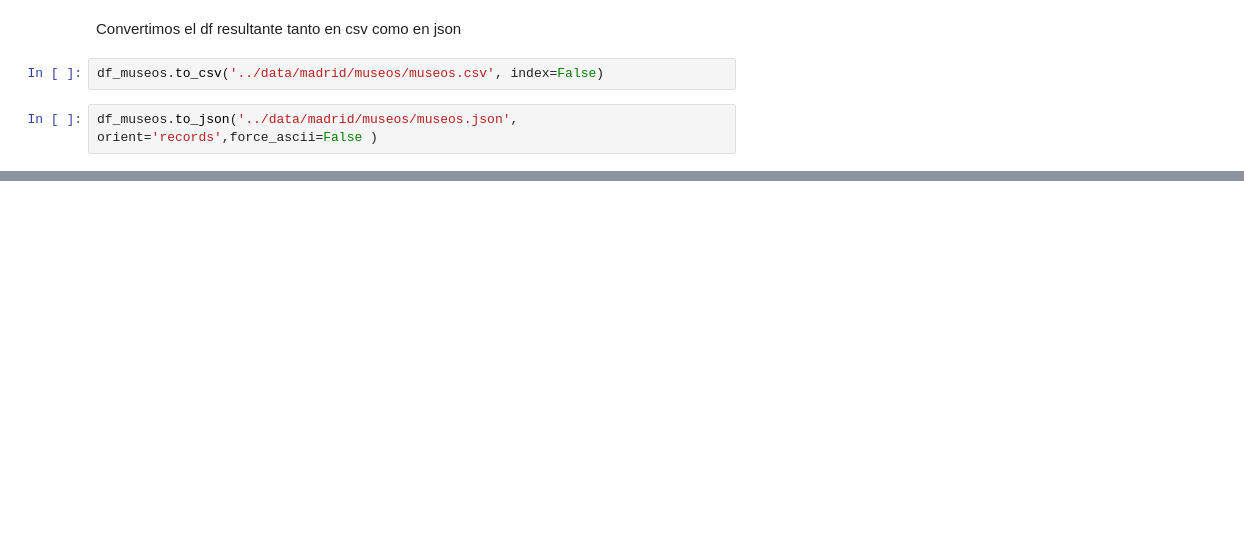
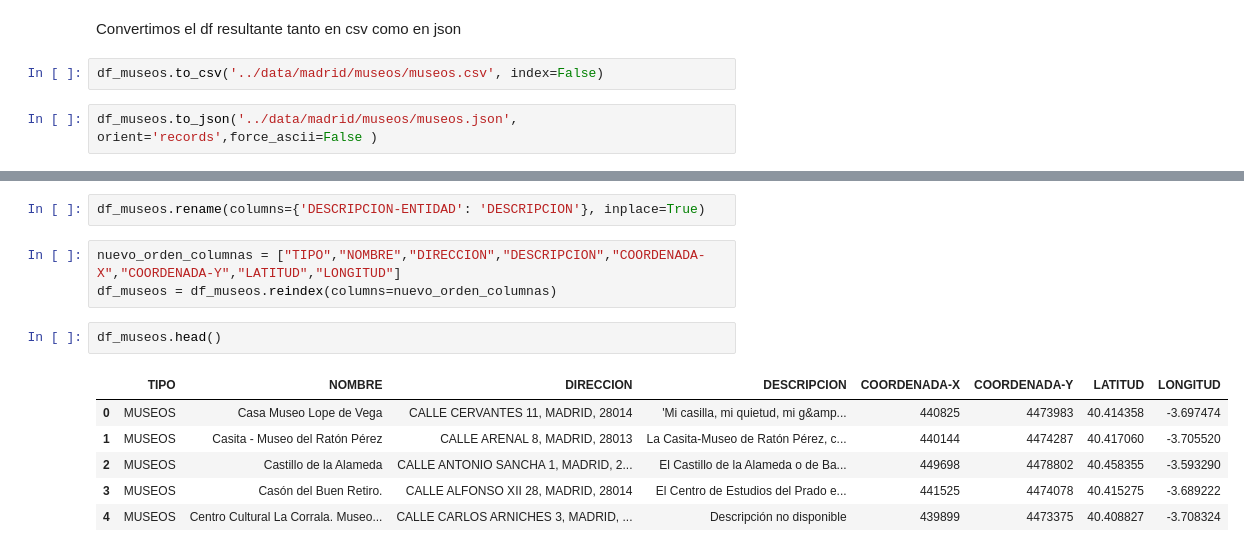
Before and after one commit to dfvinxu/desafio_data, a Jupyter notebook: notebooks/museos_cleaning.ipynb, the cells around one changed output, grey strips where cells are left out. Cells and saved outputs as stored; diff of their text form; blank space fills up the shorter version.

```diff
--- a/notebooks/museos_cleaning.ipynb
+++ b/notebooks/museos_cleaning.ipynb
@@ -181,0 +221,14 @@ df_museos.to_json('../data/madrid/museos/museos.json', orient='records',force_as
+# %%
+df_museos.rename(columns={'DESCRIPCION-ENTIDAD': 'DESCRIPCION'}, inplace=True)
+# %%
+nuevo_orden_columnas = ["TIPO","NOMBRE","DIRECCION","DESCRIPCION","COORDENADA-X","COORDENADA-Y","LATITUD","LONGITUD"]
+df_museos = df_museos.reindex(columns=nuevo_orden_columnas)
+# %%
+df_museos.head()
+# %% [output]
+|  | TIPO | NOMBRE | DIRECCION | DESCRIPCION | COORDENADA-X | COORDENADA-Y | LATITUD | LONGITUD |
+| 0 | MUSEOS | Casa Museo Lope de Vega | CALLE CERVANTES 11, MADRID, 28014 | 'Mi casilla, mi quietud, mi g&amp... | 440825 | 4473983 | 40.414358 | -3.697474 |
+| 1 | MUSEOS | Casita - Museo del Ratón Pérez | CALLE ARENAL 8, MADRID, 28013 | La Casita-Museo de Ratón Pérez, c... | 440144 | 4474287 | 40.417060 | -3.705520 |
+| 2 | MUSEOS | Castillo de la Alameda | CALLE ANTONIO SANCHA 1, MADRID, 2... | El Castillo de la Alameda o de Ba... | 449698 | 4478802 | 40.458355 | -3.593290 |
+| 3 | MUSEOS | Casón del Buen Retiro. | CALLE ALFONSO XII 28, MADRID, 28014 | El Centro de Estudios del Prado e... | 441525 | 4474078 | 40.415275 | -3.689222 |
+| 4 | MUSEOS | Centro Cultural La Corrala. Museo... | CALLE CARLOS ARNICHES 3, MADRID, ... | Descripción no disponible | 439899 | 4473375 | 40.408827 | -3.708324 |
```
Also changed, not shown: parts of 11 cells of this notebook, 1 other file.
